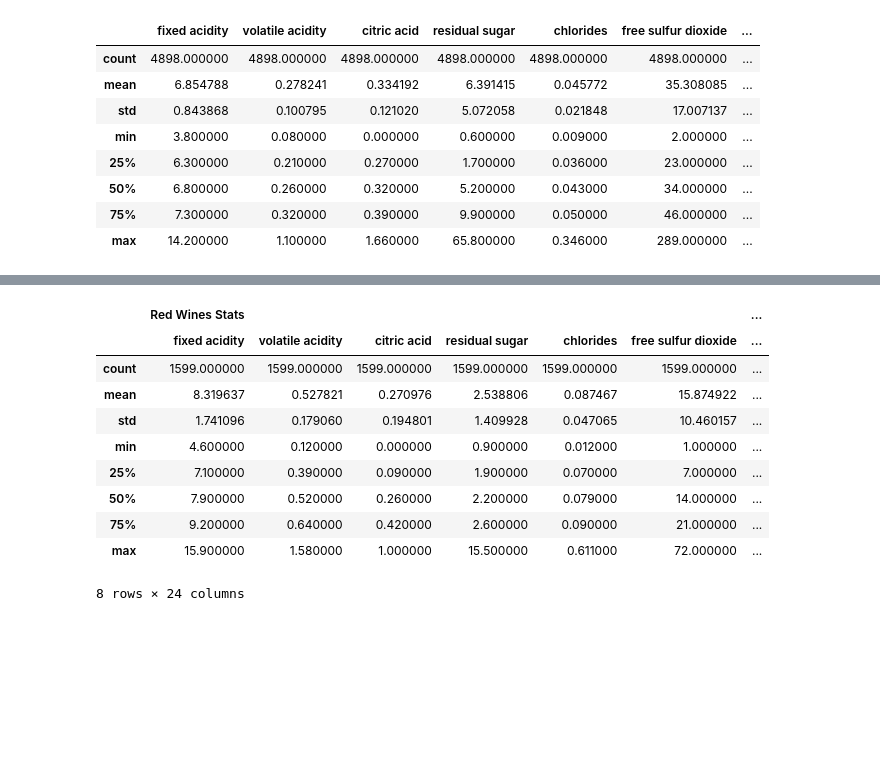
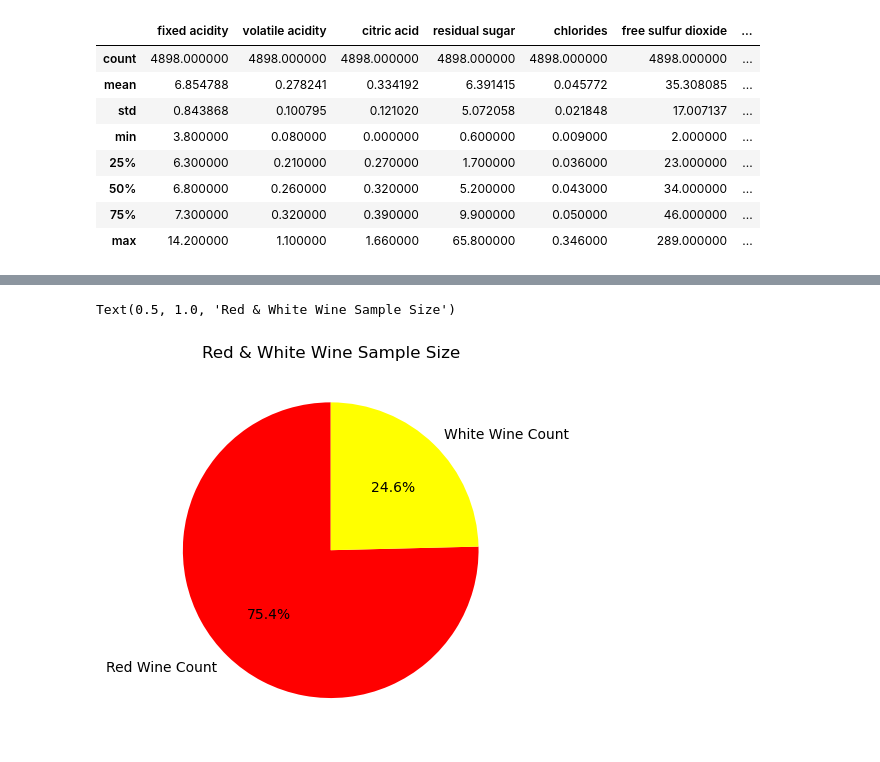
Before and after one commit to MiriamHerrmann/Wine_Data_Project, a Jupyter notebook: WineDataSet.ipynb, the cells around one changed output, grey strips where cells are left out. Saved outputs shown, nothing was run; the diff lists cells and outputs as text; code cells hidden in the pictures; blank space fills up the shorter version.

Commit message:
Pie Chart added

```diff
--- a/WineDataSet.ipynb
+++ b/WineDataSet.ipynb
@@ -152,14 +209,0 @@ categories=['low', 'medium', 'high'])
-# %%
-pd.concat([red_wine.describe(), white_wine.describe()], axis=1, keys=["Red Wines Stats", "White Wines Stats"])
-# %% [output]
-|  | Red Wines Stats |  |  |  |  |  | ... |
-|  | fixed acidity | volatile acidity | citric acid | residual sugar | chlorides | free sulfur dioxide | ... |
-| count | 1599.000000 | 1599.000000 | 1599.000000 | 1599.000000 | 1599.000000 | 1599.000000 | ... |
-| mean | 8.319637 | 0.527821 | 0.270976 | 2.538806 | 0.087467 | 15.874922 | ... |
-| std | 1.741096 | 0.179060 | 0.194801 | 1.409928 | 0.047065 | 10.460157 | ... |
-| min | 4.600000 | 0.120000 | 0.000000 | 0.900000 | 0.012000 | 1.000000 | ... |
-| 25% | 7.100000 | 0.390000 | 0.090000 | 1.900000 | 0.070000 | 7.000000 | ... |
-| 50% | 7.900000 | 0.520000 | 0.260000 | 2.200000 | 0.079000 | 14.000000 | ... |
-| 75% | 9.200000 | 0.640000 | 0.420000 | 2.600000 | 0.090000 | 21.000000 | ... |
-| max | 15.900000 | 1.580000 | 1.000000 | 15.500000 | 0.611000 | 72.000000 | ... |
-8 rows × 24 columns
@@ -167,0 +210,15 @@ pd.concat([red_wine.describe(), white_wine.describe()], axis=1, keys=["Red Wines
+# %%
+
+red_quantity =4898
+white_quantity = 1599
+
+labels = ['Red Wine Count', 'White Wine Count']
+sizes = [red_quantity, white_quantity]
+colors = ['red', 'yellow']
+plt.pie(sizes, labels=labels, colors=colors, autopct='%1.1f%%', startangle=90)
+plt.title('Red & White Wine Sample Size')
+
+#how to add count
+# %% [output]
+Text(0.5, 1.0, 'Red & White Wine Sample Size')
+[figure, added]
```
Also changed, not shown: parts of 10 cells of this notebook, 1 other file.
